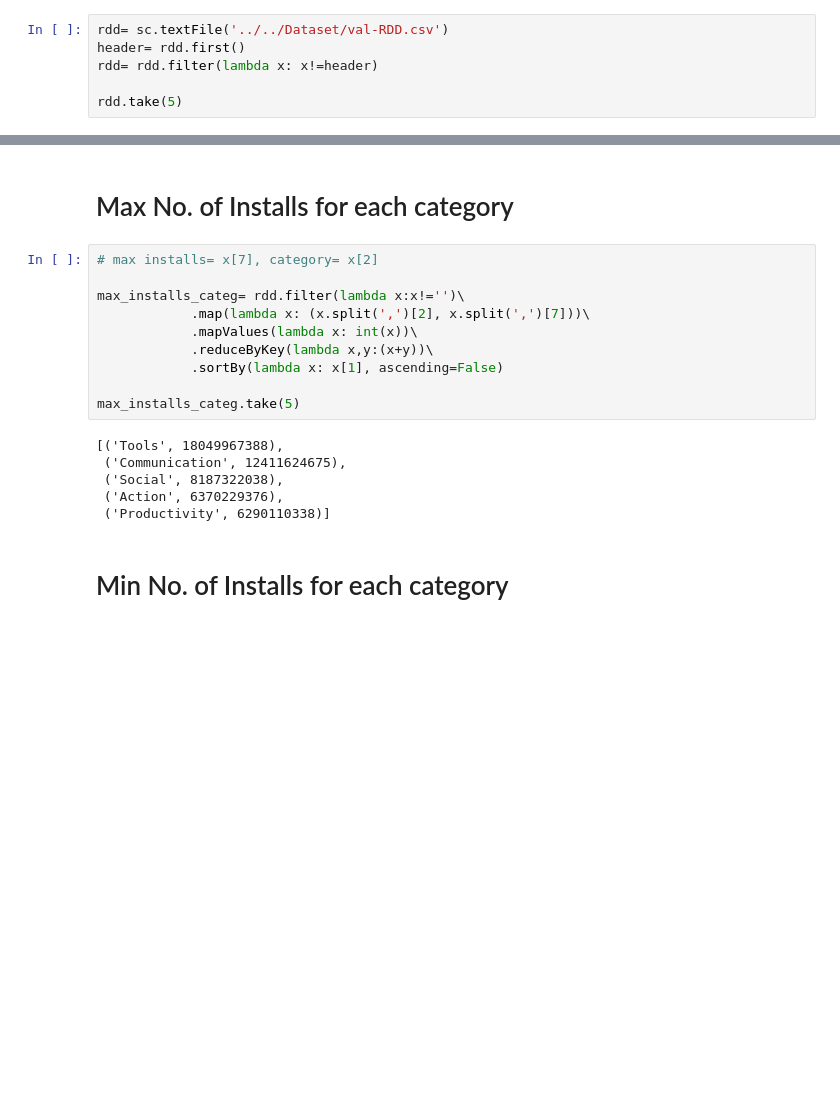
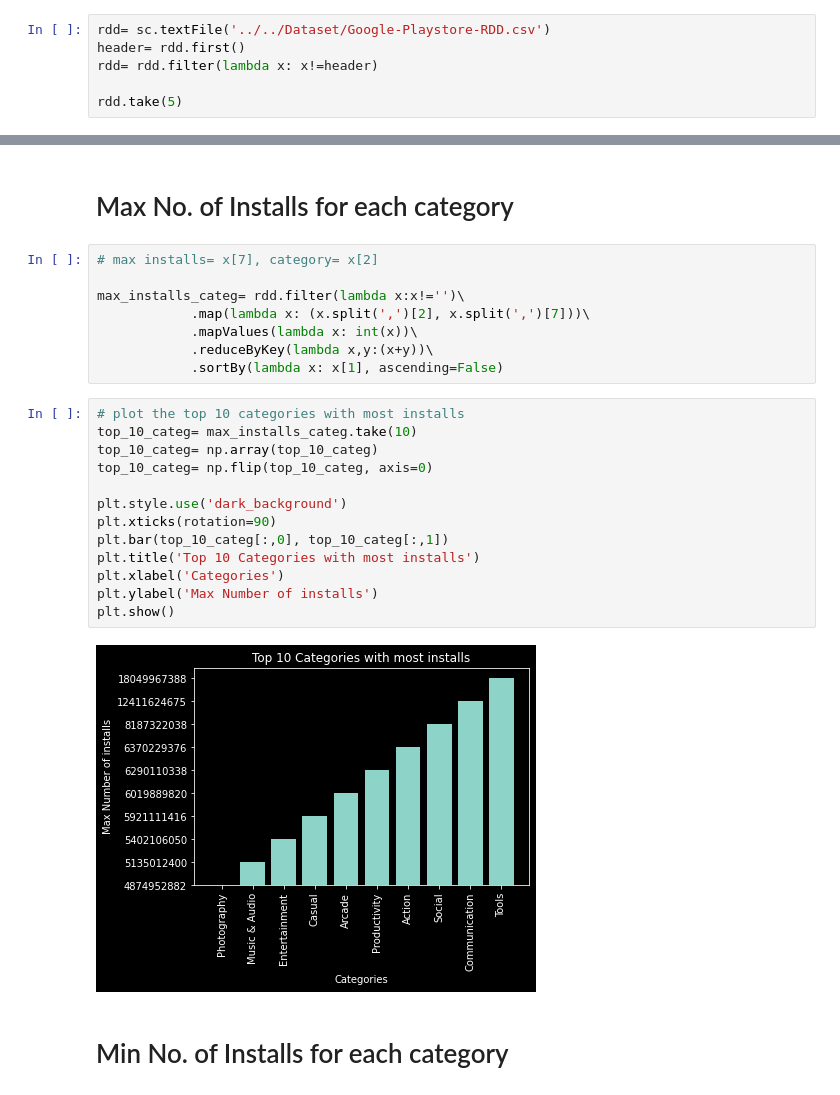
Before and after one commit to aymanreda56/XL-Data, a Jupyter notebook: DataAnalysis/DescriptiveAnalysis/DescriptiveAnalysis.ipynb, the cells around one changed output, grey strips where cells are left out. Cells and saved outputs as stored; diff of their text form; blank space fills up the shorter version.

Commit message:
visualizations for the finished map reduce functions

```diff
--- a/DataAnalysis/DescriptiveAnalysis/DescriptiveAnalysis.ipynb
+++ b/DataAnalysis/DescriptiveAnalysis/DescriptiveAnalysis.ipynb
@@ -14,7 +16,7 @@ sc=spark.sparkContext
 # %% [markdown]
 ### Read the data
 # %%
-rdd= sc.textFile('../../Dataset/val-RDD.csv')
+rdd= sc.textFile('../../Dataset/Google-Playstore-RDD.csv')
 header= rdd.first()
 rdd= rdd.filter(lambda x: x!=header)
 
@@ -106,14 +108,21 @@ max_installs_categ= rdd.filter(lambda x:x!='')\
             .mapValues(lambda x: int(x))\
             .reduceByKey(lambda x,y:(x+y))\
             .sortBy(lambda x: x[1], ascending=False)
-
-max_installs_categ.take(5)
-# %% [output]
-[('Tools', 18049967388),
- ('Communication', 12411624675),
- ('Social', 8187322038),
- ('Action', 6370229376),
- ('Productivity', 6290110338)]
+# %%
+# plot the top 10 categories with most installs
+top_10_categ= max_installs_categ.take(10)
+top_10_categ= np.array(top_10_categ)
+top_10_categ= np.flip(top_10_categ, axis=0)
+
+plt.style.use('dark_background')
+plt.xticks(rotation=90)
+plt.bar(top_10_categ[:,0], top_10_categ[:,1])
+plt.title('Top 10 Categories with most installs')
+plt.xlabel('Categories')
+plt.ylabel('Max Number of installs')
+plt.show()
+# %% [output]
+[figure, added]
 # %% [markdown]
 # Min No. of Installs for each category
 # %%
```
Also changed, not shown: parts of 7 cells of this notebook.
